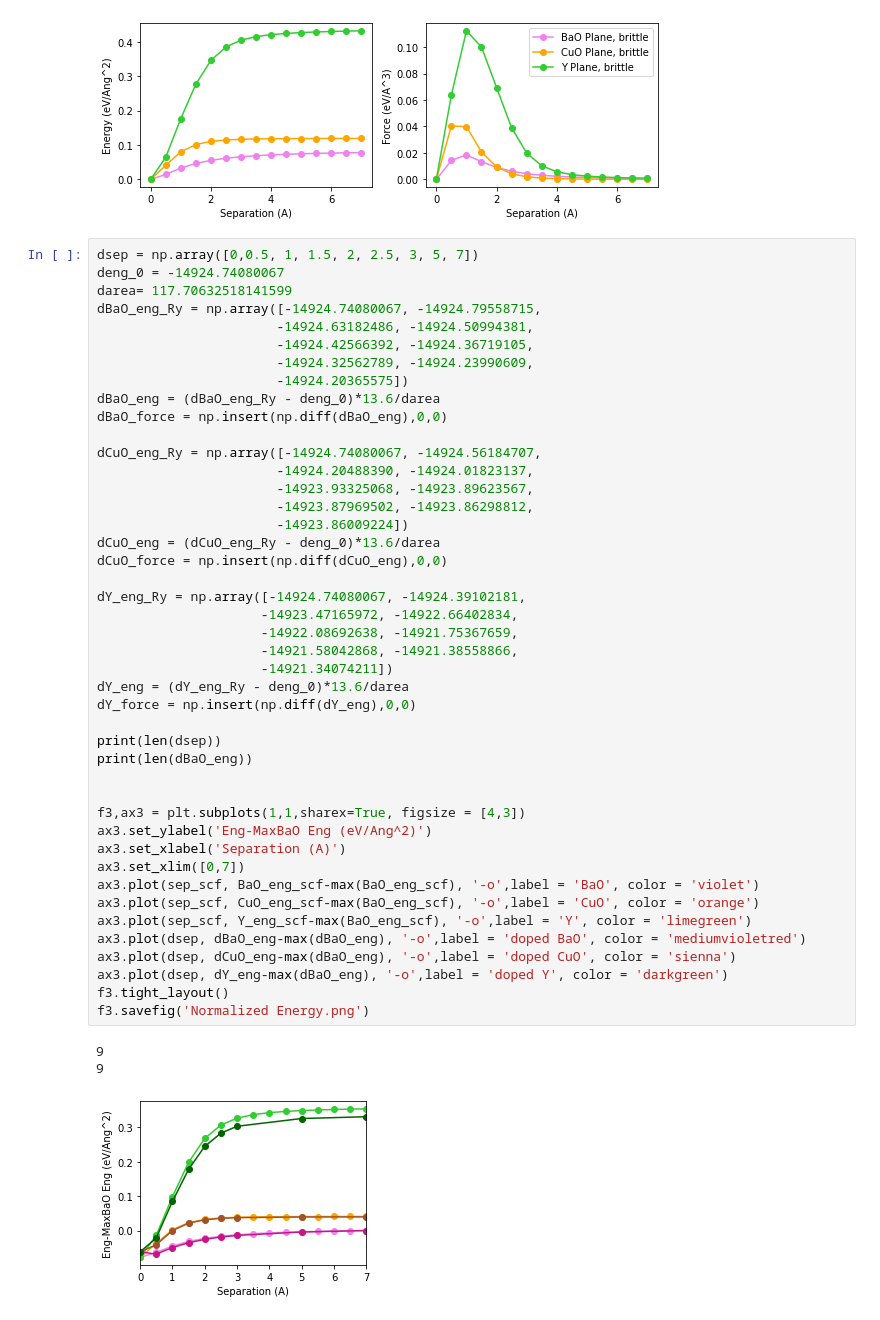
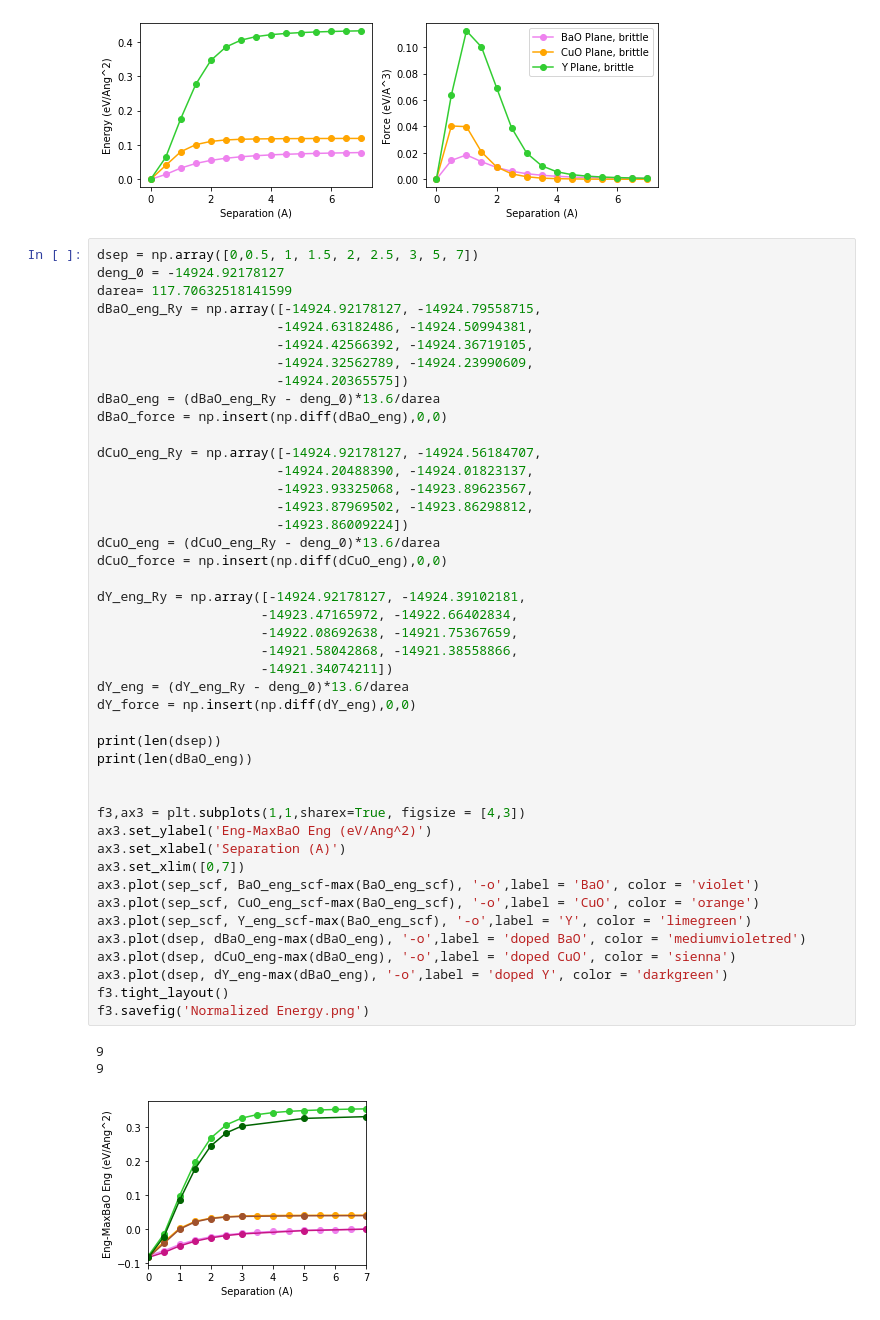
Before and after one commit to llittle/AP275, a Jupyter notebook: Results.ipynb, the cells around one changed output. Saved outputs shown, nothing was run; the diff lists cells and outputs as text.

```diff
--- a/Results.ipynb
+++ b/Results.ipynb
@@ -78,9 +78,9 @@ f2.savefig('Undoped_abs.png')
 [figure]
 # %%
 dsep = np.array([0,0.5, 1, 1.5, 2, 2.5, 3, 5, 7])
-deng_0 = -14924.74080067
+deng_0 = -14924.92178127
 darea= 117.70632518141599
-dBaO_eng_Ry = np.array([-14924.74080067, -14924.79558715,
+dBaO_eng_Ry = np.array([-14924.92178127, -14924.79558715,
                        -14924.63182486, -14924.50994381,
                        -14924.42566392, -14924.36719105,
                        -14924.32562789, -14924.23990609,
@@ -88,42 +88,42 @@ dBaO_eng_Ry = np.array([-14924.74080067, -14924.79558715,
 dBaO_eng = (dBaO_eng_Ry - deng_0)*13.6/darea
 dBaO_force = np.insert(np.diff(dBaO_eng),0,0)
 
-dCuO_eng_Ry = np.array([-14924.74080067, -14924.56184707,
+dCuO_eng_Ry = np.array([-14924.92178127, -14924.56184707,
                        -14924.20488390, -14924.01823137,
                        -14923.93325068, -14923.89623567,
                        -14923.87969502, -14923.86298812,
                        -14923.86009224])
 dCuO_eng = (dCuO_eng_Ry - deng_0)*13.6/darea
 dCuO_force = np.insert(np.diff(dCuO_eng),0,0)
 
-dY_eng_Ry = np.array([-14924.74080067, -14924.39102181,
+dY_eng_Ry = np.array([-14924.92178127, -14924.39102181,
                      -14923.47165972, -14922.66402834,
                      -14922.08692638, -14921.75367659,
                      -14921.58042868, -14921.38558866,
                      -14921.34074211])
 dY_eng = (dY_eng_Ry - deng_0)*13.6/darea
 dY_force = np.insert(np.diff(dY_eng),0,0)
 
 print(len(dsep))
 print(len(dBaO_eng))
 
 
 f3,ax3 = plt.subplots(1,1,sharex=True, figsize = [4,3])
 ax3.set_ylabel('Eng-MaxBaO Eng (eV/Ang^2)')
 ax3.set_xlabel('Separation (A)')
 ax3.set_xlim([0,7])
 ax3.plot(sep_scf, BaO_eng_scf-max(BaO_eng_scf), '-o',label = 'BaO', color = 'violet')
 ax3.plot(sep_scf, CuO_eng_scf-max(BaO_eng_scf), '-o',label = 'CuO', color = 'orange')
 ax3.plot(sep_scf, Y_eng_scf-max(BaO_eng_scf), '-o',label = 'Y', color = 'limegreen')
 ax3.plot(dsep, dBaO_eng-max(dBaO_eng), '-o',label = 'doped BaO', color = 'mediumvioletred')
 ax3.plot(dsep, dCuO_eng-max(dBaO_eng), '-o',label = 'doped CuO', color = 'sienna')
 ax3.plot(dsep, dY_eng-max(dBaO_eng), '-o',label = 'doped Y', color = 'darkgreen')
 f3.tight_layout()
 f3.savefig('Normalized Energy.png')
 # %% [output]
 9
 9
-[figure, old version]
+[figure, new version]
 # %%
 f3,ax3 = plt.subplots(1,2,sharex=True, figsize = [8,3])
 ax3[0].plot(dsep, dBaO_eng, '-o',label = 'BaO Plane, brittle', color = 'mediumvioletred')
```
Also changed, not shown: parts of 1 cell of this notebook, 3 other files.
